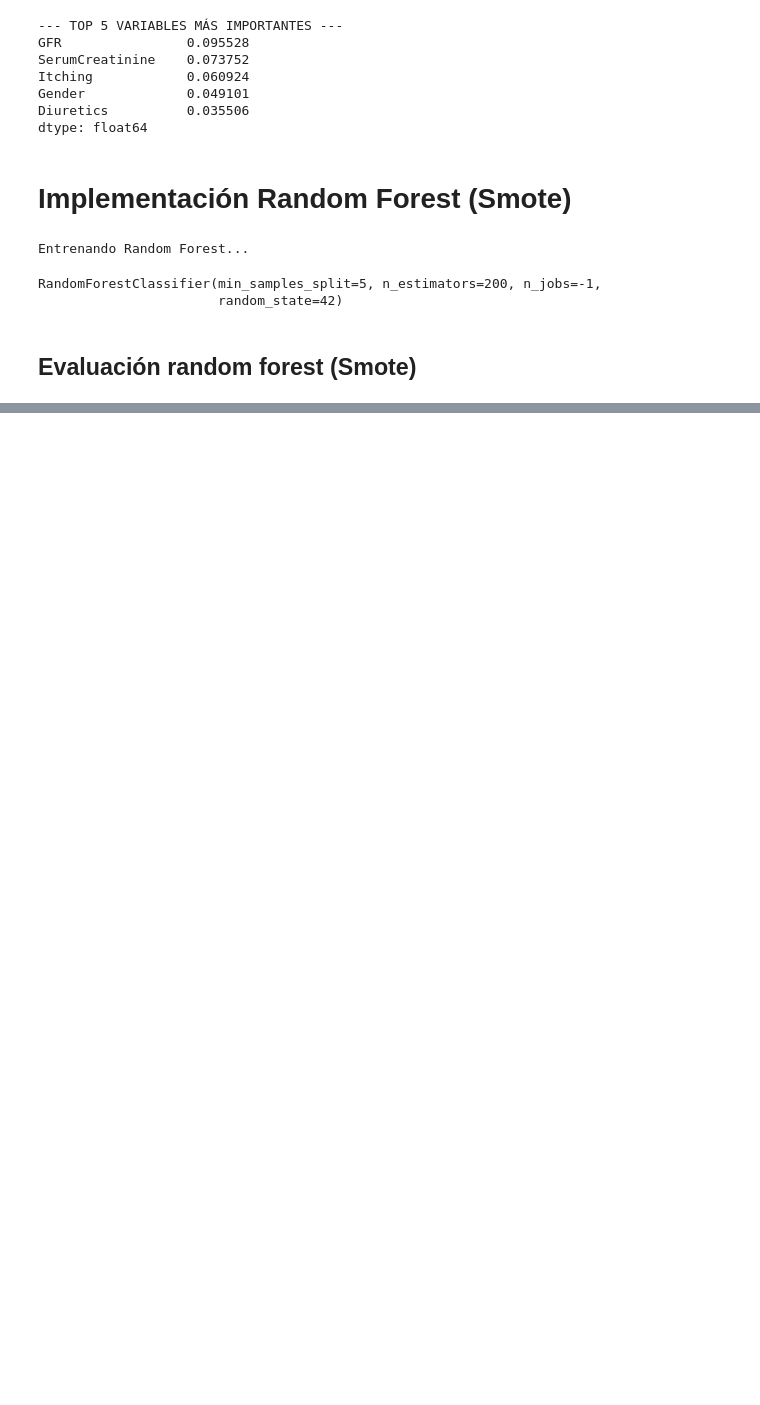
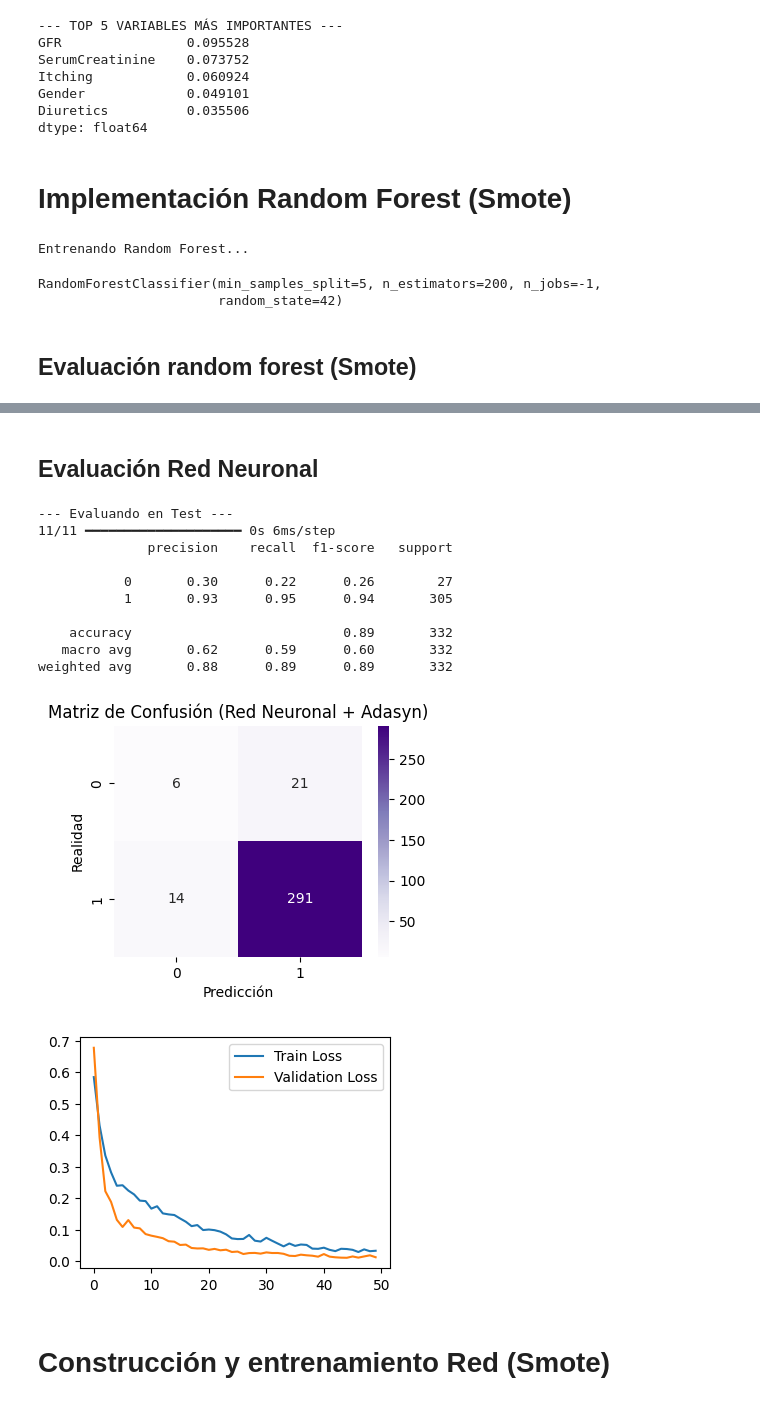
Before and after one commit to Edgarfevi/hackathon_salud, a Jupyter notebook: datos_e_ia.ipynb, the cells around one changed output, grey strips where cells are left out. Drawn from its saved outputs; the diff is of its cells as text; code cells hidden in the pictures; blank space fills up the shorter version.

```diff
--- a/datos_e_ia.ipynb
+++ b/datos_e_ia.ipynb
@@ -233,0 +236,8 @@ dtype: float64
+# %%
+scaler = StandardScaler()
+
+X_train_scaled_adasyn = scaler.fit_transform(X_train_res)
+X_test_scaled_adasyn = scaler.transform(X_test)
+
+X_train_scaled_smote = scaler.fit_transform(X_train_smote)
+X_test_scaled_smote = scaler.transform(X_test)
@@ -233,0 +293,44 @@ dtype: float64
+# %% [markdown]
+## Evaluación Red Neuronal
+# %%
+
+# ==========================================
+# 7. EVALUACIÓN
+# ==========================================
+print("\n--- Evaluando en Test ---")
+
+# Las redes neuronales devuelven probabilidades (ej: 0.89, 0.12)
+y_pred_proba = model.predict(X_test_scaled_adasyn)
+
+# Convertimos probabilidades a clases (0 o 1) usando un umbral de 0.5
+y_pred_clase = (y_pred_proba > 0.5).astype(int)
+
+print(classification_report(y_test, y_pred_clase))
+
+# Matriz de Confusión
+plt.figure(figsize=(4, 3))
+sns.heatmap(confusion_matrix(y_test, y_pred_clase), annot=True, fmt='d', cmap='Purples')
+plt.title('Matriz de Confusión (Red Neuronal + Adasyn)')
+plt.ylabel('Realidad')
+plt.xlabel('Predicción')
+plt.show()
+plt.figure(figsize=(4, 3))
+# (Opcional) Ver la curva de aprendizaje
+plt.plot(history.history['loss'], label='Train Loss')
+plt.plot(history.history['val_loss'], label='Validation Loss')
+plt.legend(); plt.show()
+# %% [output]
+--- Evaluando en Test ---
+11/11 ━━━━━━━━━━━━━━━━━━━━ 0s 6ms/step
+              precision    recall  f1-score   support
+
+           0       0.30      0.22      0.26        27
+           1       0.93      0.95      0.94       305
+
+    accuracy                           0.89       332
+   macro avg       0.62      0.59      0.60       332
+weighted avg       0.88      0.89      0.89       332
+[figure, added]
+[figure, added]
+# %% [markdown]
+# Construcción y entrenamiento Red (Smote)
```
Also changed, not shown: parts of 11 cells of this notebook.
